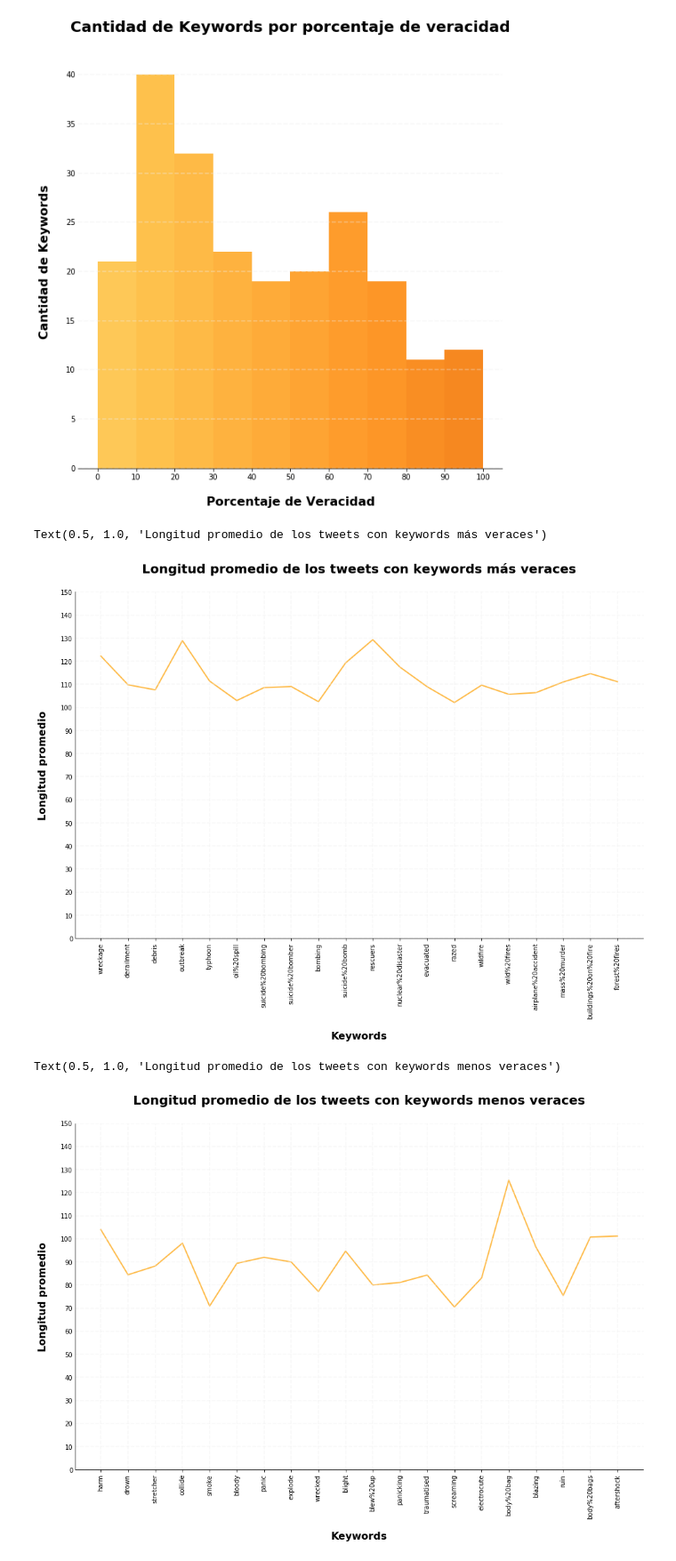
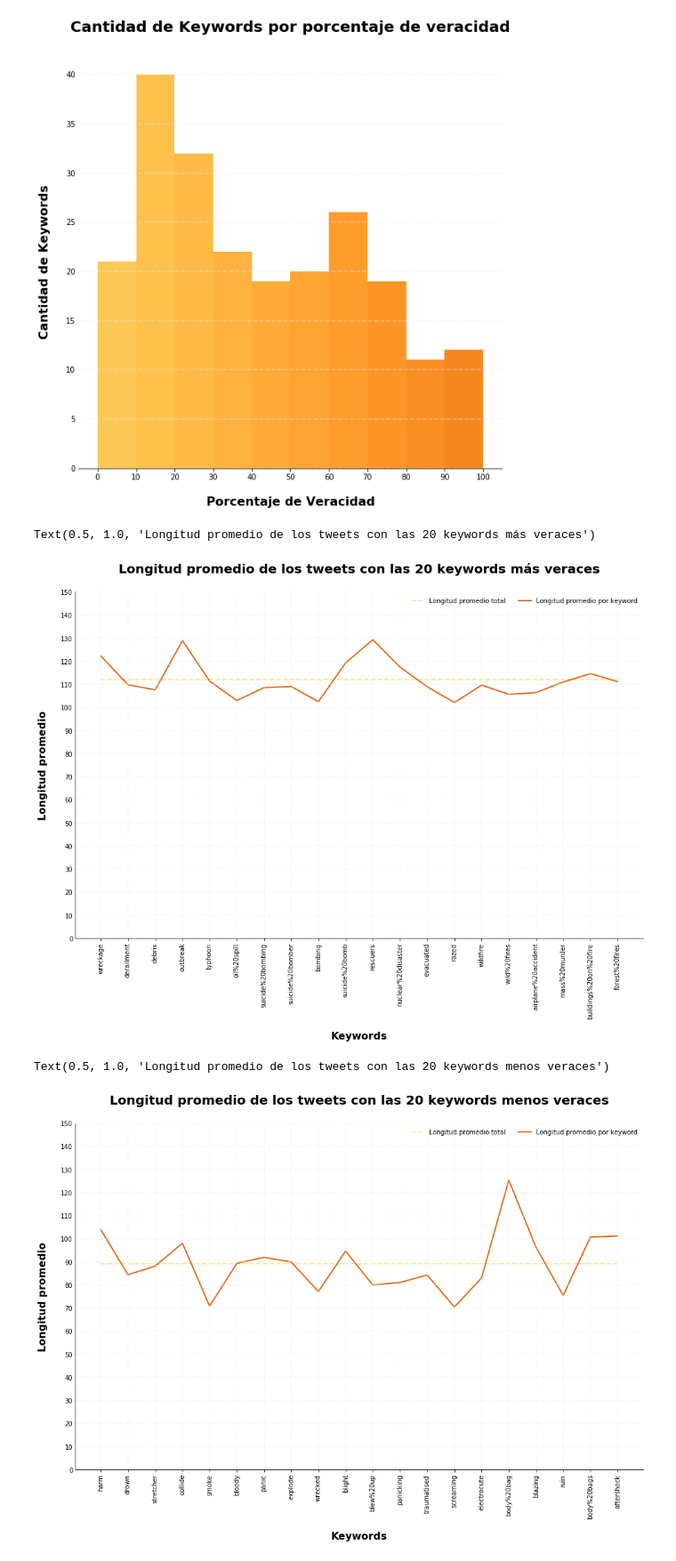
Before and after one commit to RiedelNicolas/TP1-Organizacion-de-Datos, a Jupyter notebook: Gonza.ipynb, the cells around one changed output. Shown at 89% size. Saved outputs shown, nothing was run; the diff lists cells and outputs as text; code cells hidden in the pictures.

Commit message:
corrijo grafico de longitud por keyword

```diff
--- a/Gonza.ipynb
+++ b/Gonza.ipynb
@@ -199,9 +235,16 @@ Text(0.5, 1.0, 'Cantidad de Keywords por porcentaje de veracidad')
 # %%
 plt.figure(figsize=(16,10))
 top20_linear = plt.subplot()
+
+saltos_x = np.arange(0, 20, 1.0)
+longitud_promedio = [keywords_veraces['length_mean'].mean()]*len(saltos_x)
+top20_linear.plot(saltos_x, longitud_promedio, lw=2, color=colores[1], \
+                  alpha=0.6, linestyle = '--', label='Longitud promedio total')
+
 top20_linear.plot(keywords_veraces.index.values.tolist(), keywords_veraces['length_mean'],\
-                lw=2, color=colores[5], alpha=1)
-plt.xticks(np.arange(0, 20, 1.0))
+                lw=2, color=colores[18], alpha=1, label='Longitud promedio por keyword')
+
+plt.xticks(saltos_x)
 plt.xticks(rotation=90)
 plt.yticks(np.arange(0, 160, 10.0))
 
@@ -217,38 +260,52 @@ lineas_y = top20_linear.get_yticks()
 for i in lineas_y:
       top20_linear.axhline(y=i, linestyle='--', alpha=0.4, color='#eeeeee')
 
+
+
 top20_linear.set_xlabel("Keywords", labelpad=20, weight='bold', size=16)
 top20_linear.set_ylabel("Longitud promedio", labelpad=20, weight='bold', size=16)
 
-plt.title("Longitud promedio de los tweets con keywords más veraces", weight='bold', size=20, pad=30)
+top20_linear.legend(frameon=False, loc='best', ncol=2)
+
+plt.title("Longitud promedio de los tweets con las 20 keywords más veraces", weight='bold', size=20, pad=30)
 # %% [output]
-Text(0.5, 1.0, 'Longitud promedio de los tweets con keywords más veraces')
+Text(0.5, 1.0, 'Longitud promedio de los tweets con las 20 keywords más veraces')
-[figure, old version]
+[figure, new version]
 # %%
 plt.figure(figsize=(16,10))
 worst20 = plt.subplot()
+
+saltos_x = np.arange(0, 20, 1.0)
+longitud_promedio = [keywords_no_veraces['length_mean'].mean()]*len(saltos_x)
+worst20.plot(saltos_x, longitud_promedio, lw=2, color=colores[1], \
+                  alpha=0.6, linestyle = '--', label='Longitud promedio total')
+
 worst20.plot(keywords_no_veraces.index.values.tolist(), keywords_no_veraces['length_mean'],\
-                lw=2, color=colores[5], alpha=1)
-plt.xticks(np.arange(0, 20, 1.0))
+                lw=2, color=colores[18], alpha=1, label='Longitud promedio por keyword')
+
+
+plt.xticks(saltos_x)
 plt.xticks(rotation=90)
 plt.yticks(np.arange(0, 160, 10.0))
 
 worst20.spines['right'].set_visible(False)
 worst20.spines['top'].set_visible(False)
 plt.tick_params(axis='y', length=0)
 
 lineas_x = worst20.get_xticks()
 for i in lineas_x:
       worst20.axvline(x=i, linestyle='--', alpha=0.4, color='#eeeeee')
 
 lineas_y = worst20.get_yticks()
 for i in lineas_y:
       worst20.axhline(y=i, linestyle='--', alpha=0.4, color='#eeeeee')
 
 worst20.set_xlabel("Keywords", labelpad=20, weight='bold', size=16)
 worst20.set_ylabel("Longitud promedio", labelpad=20, weight='bold', size=16)
 
-plt.title("Longitud promedio de los tweets con keywords menos veraces", weight='bold', size=20, pad=30)
+worst20.legend(frameon=False, loc='best', ncol=2)
+
+plt.title("Longitud promedio de los tweets con las 20 keywords menos veraces", weight='bold', size=20, pad=30)
 # %% [output]
-Text(0.5, 1.0, 'Longitud promedio de los tweets con keywords menos veraces')
+Text(0.5, 1.0, 'Longitud promedio de los tweets con las 20 keywords menos veraces')
-[figure, old version]
+[figure, new version]
```
Also changed, not shown: parts of 12 cells of this notebook.
